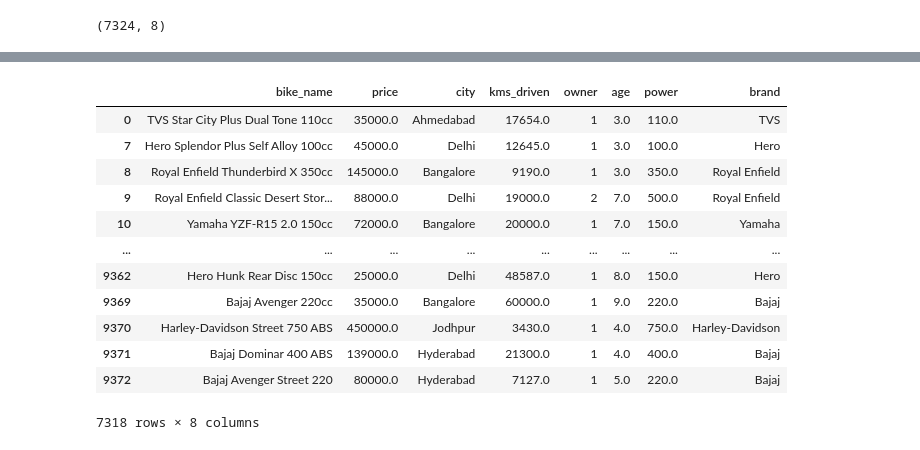
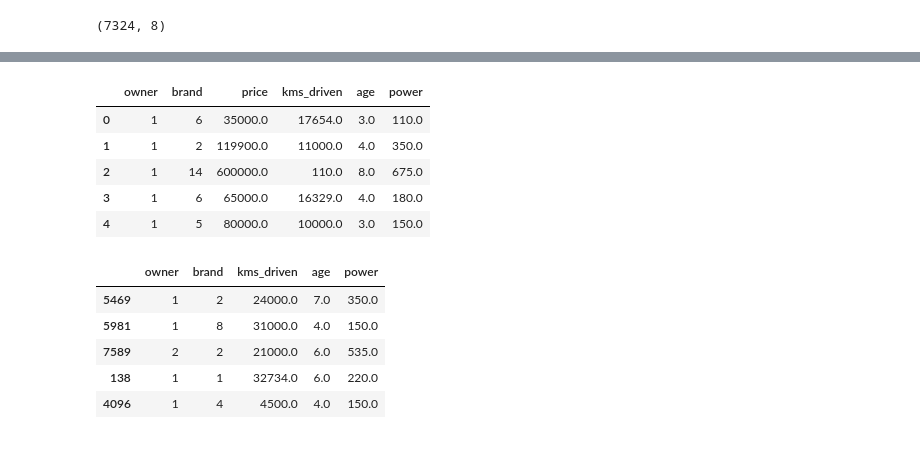
Before and after one commit to upflairs-pvt-ltd/jecrc-10-may2024, a Jupyter notebook: machine learning/regression/Untitled.ipynb, the cells around one changed output, grey strips where cells are left out. Saved outputs shown, nothing was run; the diff lists cells and outputs as text; code cells hidden in the pictures.

```diff
--- a/machine learning/regression/Untitled.ipynb
+++ b/machine learning/regression/Untitled.ipynb
@@ -205,16 +205,9 @@ df.dropna(axis='columns')  # remove all those column that containing missing val
 # %%
-df
+df2.head()
 # %% [output]
-|  | bike_name | price | city | kms_driven | owner | age | power | brand |
-| 0 | TVS Star City Plus Dual Tone 110cc | 35000.0 | Ahmedabad | 17654.0 | 1 | 3.0 | 110.0 | TVS |
-| 7 | Hero Splendor Plus Self Alloy 100cc | 45000.0 | Delhi | 12645.0 | 1 | 3.0 | 100.0 | Hero |
-| 8 | Royal Enfield Thunderbird X 350cc | 145000.0 | Bangalore | 9190.0 | 1 | 3.0 | 350.0 | Royal Enfield |
-| 9 | Royal Enfield Classic Desert Stor... | 88000.0 | Delhi | 19000.0 | 2 | 7.0 | 500.0 | Royal Enfield |
-| 10 | Yamaha YZF-R15 2.0 150cc | 72000.0 | Bangalore | 20000.0 | 1 | 7.0 | 150.0 | Yamaha |
-| ... | ... | ... | ... | ... | ... | ... | ... | ... |
-| 9362 | Hero Hunk Rear Disc 150cc | 25000.0 | Delhi | 48587.0 | 1 | 8.0 | 150.0 | Hero |
-| 9369 | Bajaj Avenger 220cc | 35000.0 | Bangalore | 60000.0 | 1 | 9.0 | 220.0 | Bajaj |
-| 9370 | Harley-Davidson Street 750 ABS | 450000.0 | Jodhpur | 3430.0 | 1 | 4.0 | 750.0 | Harley-Davidson |
-| 9371 | Bajaj Dominar 400 ABS | 139000.0 | Hyderabad | 21300.0 | 1 | 4.0 | 400.0 | Bajaj |
-| 9372 | Bajaj Avenger Street 220 | 80000.0 | Hyderabad | 7127.0 | 1 | 5.0 | 220.0 | Bajaj |
+|  | owner | brand | price | kms_driven | age | power |
+| 0 | 1 | 6 | 35000.0 | 17654.0 | 3.0 | 110.0 |
+| 1 | 1 | 2 | 119900.0 | 11000.0 | 4.0 | 350.0 |
+| 2 | 1 | 14 | 600000.0 | 110.0 | 8.0 | 675.0 |
+| 3 | 1 | 6 | 65000.0 | 16329.0 | 4.0 | 180.0 |
+| 4 | 1 | 5 | 80000.0 | 10000.0 | 3.0 | 150.0 |
-7318 rows × 8 columns
@@ -220,0 +223,9 @@ df
+# %%
+x_train.head()
+# %% [output]
+|  | owner | brand | kms_driven | age | power |
+| 5469 | 1 | 2 | 24000.0 | 7.0 | 350.0 |
+| 5981 | 1 | 8 | 31000.0 | 4.0 | 150.0 |
+| 7589 | 2 | 2 | 21000.0 | 6.0 | 535.0 |
+| 138 | 1 | 1 | 32734.0 | 6.0 | 220.0 |
+| 4096 | 1 | 4 | 4500.0 | 4.0 | 150.0 |
```
Also changed, not shown: parts of 24 cells of this notebook, 1 other file.
